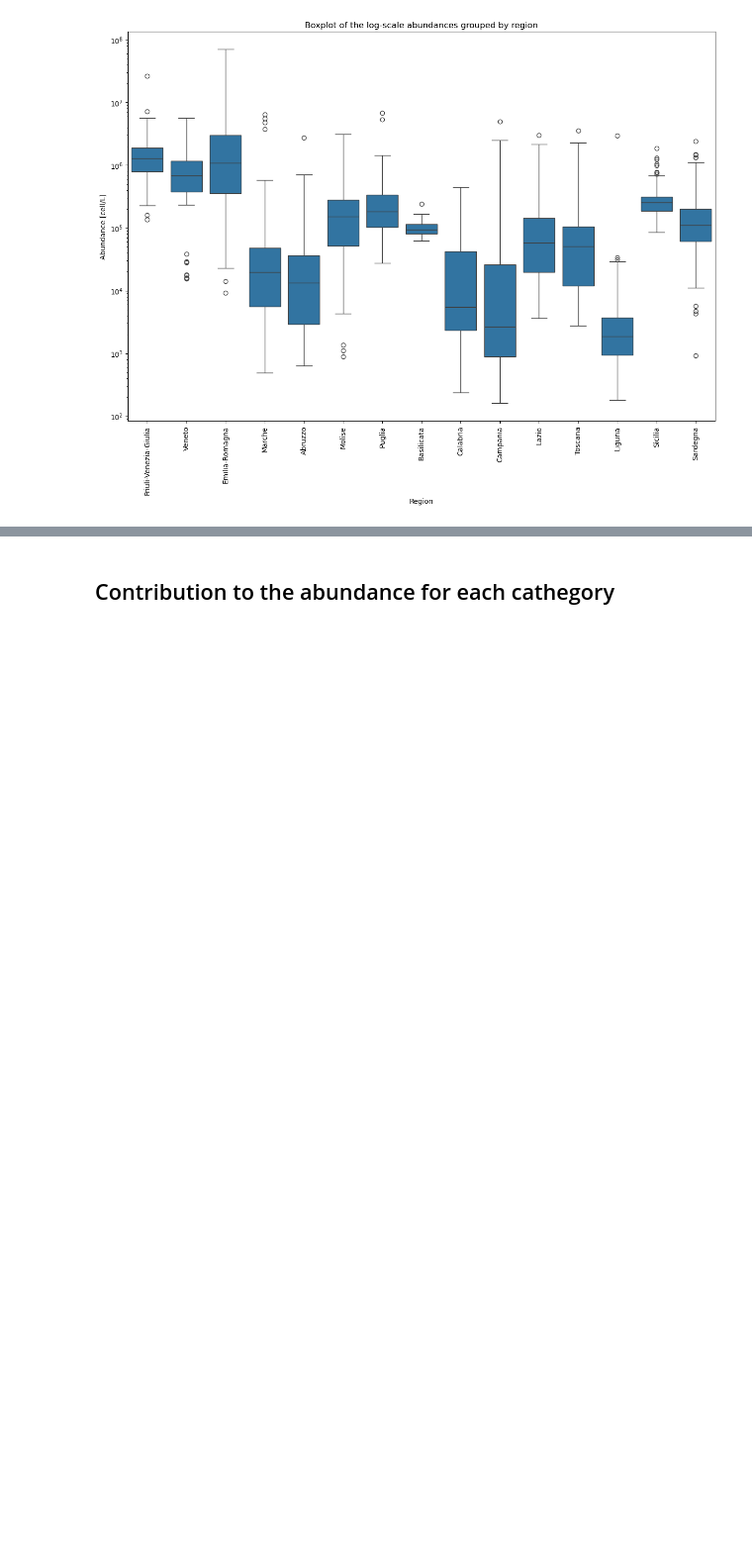
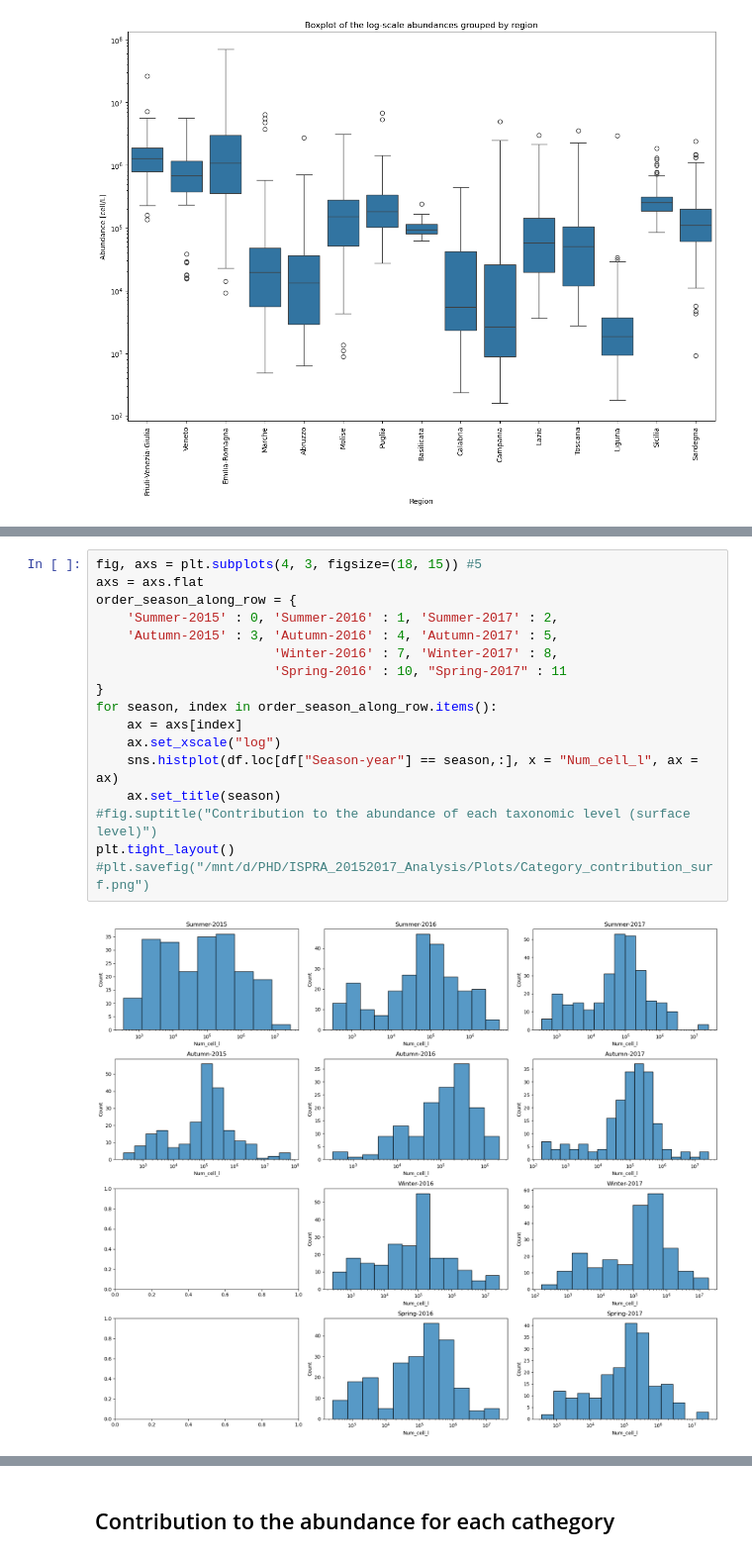
Before and after one commit to Alberto-Ghedin/ISPRA_20152017_Analysis, a Jupyter notebook: Report_with_outliers.ipynb, the cells around one changed output, grey strips where cells are left out. Shown at 99% size. Saved outputs shown, nothing was run; the diff lists cells and outputs as text; blank space fills up the shorter version.

```diff
--- a/Report_with_outliers.ipynb
+++ b/Report_with_outliers.ipynb
@@ -534,0 +594,19 @@ plt.savefig("/mnt/d/PHD/ISPRA_20152017_Analysis/Plots/boxplot_abund_by_region.pn
+# %%
+fig, axs = plt.subplots(4, 3, figsize=(18, 15)) #5
+axs = axs.flat
+order_season_along_row = {
+    'Summer-2015' : 0, 'Summer-2016' : 1, 'Summer-2017' : 2,
+    'Autumn-2015' : 3, 'Autumn-2016' : 4, 'Autumn-2017' : 5,
+                       'Winter-2016' : 7, 'Winter-2017' : 8,
+                       'Spring-2016' : 10, "Spring-2017" : 11
+}
+for season, index in order_season_along_row.items():
+    ax = axs[index]
+    ax.set_xscale("log")
+    sns.histplot(df.loc[df["Season-year"] == season,:], x = "Num_cell_l", ax = ax)
+    ax.set_title(season)
+#fig.suptitle("Contribution to the abundance of each taxonomic level (surface level)")
+plt.tight_layout()
+#plt.savefig("/mnt/d/PHD/ISPRA_20152017_Analysis/Plots/Category_contribution_surf.png")
+# %% [output]
+[figure, added]
```
Also changed, not shown: parts of 12 cells of this notebook.
